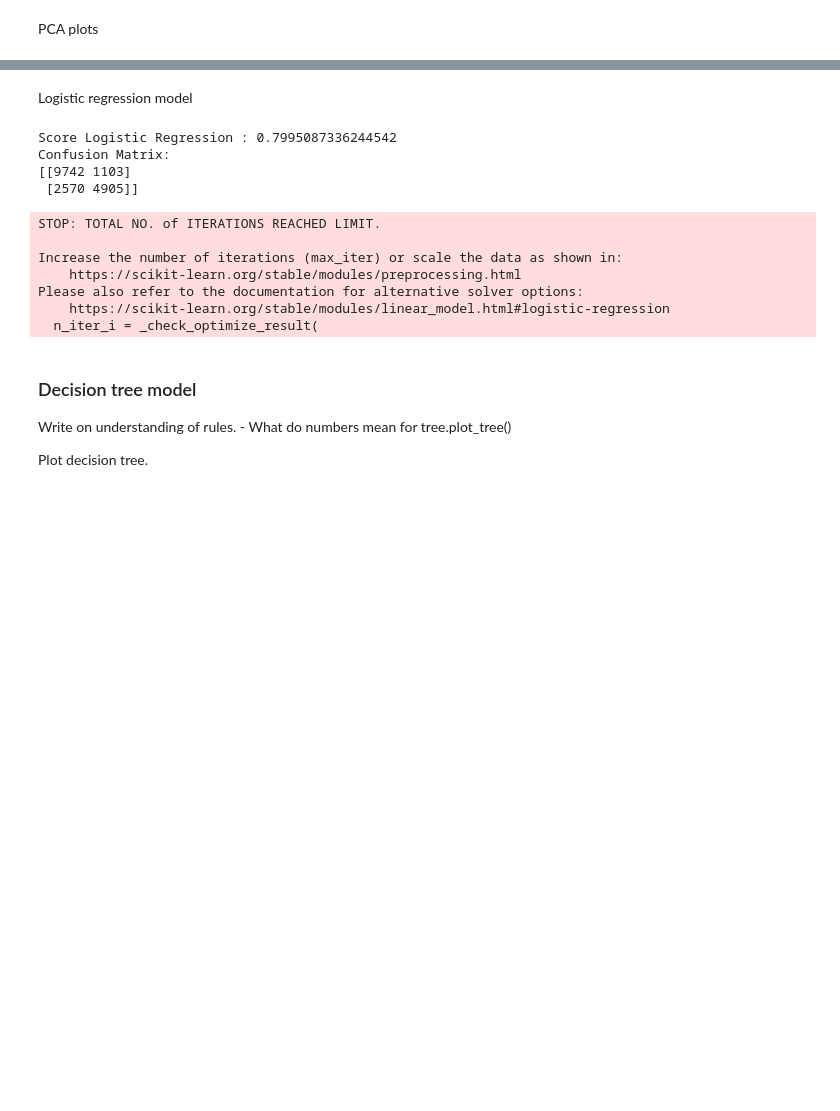
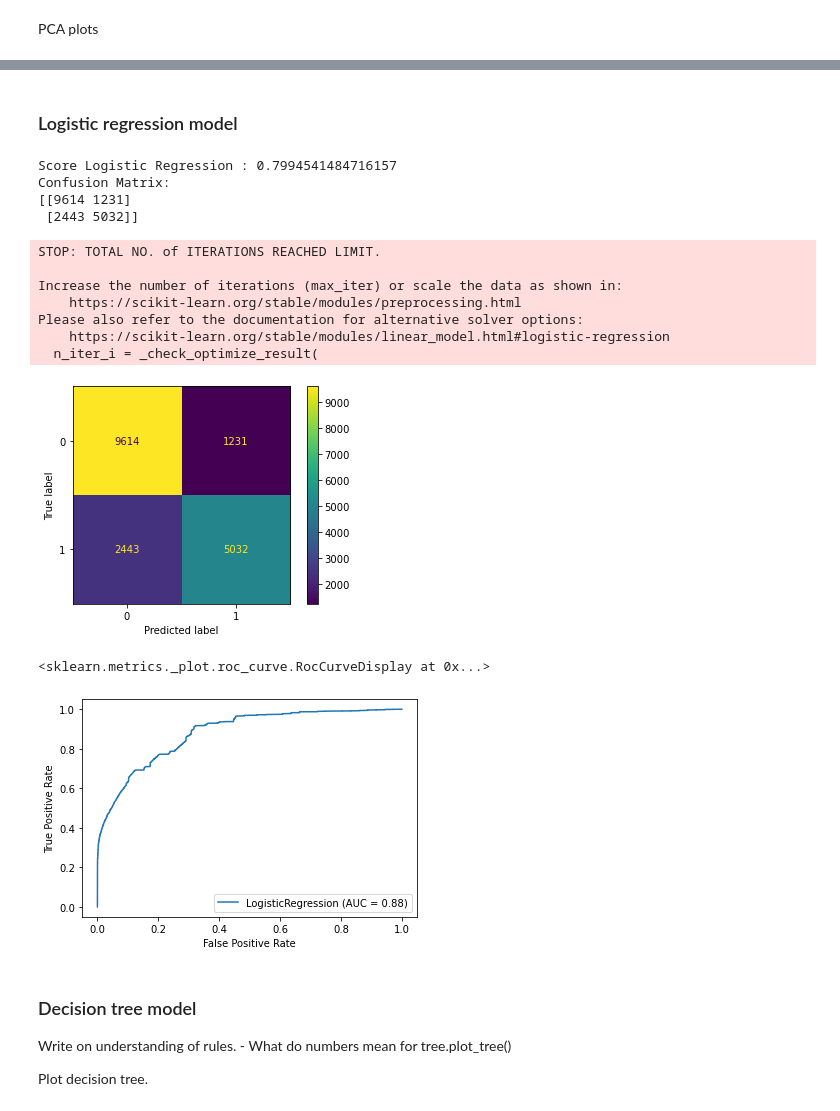
Before and after one commit to Aldair2202/Dissertation, a Jupyter notebook: Solution/Prototype1.ipynb, the cells around one changed output, grey strips where cells are left out. Drawn from its saved outputs; the diff is of its cells as text; code cells hidden in the pictures; blank space fills up the shorter version.

Commit message:
Updates solution prototype
Adds Bagging, removes punctuation, and adds confusion matrix plots.

```diff
--- a/Solution/Prototype1.ipynb
+++ b/Solution/Prototype1.ipynb
@@ -232,27 +232,34 @@ plt.scatter(X_embedded[:,0], X_embedded[:,1], c=y_short)
 # %% [markdown]
-Logistic regression model
+### Logistic regression model
 # %%
 lgs = LogisticRegression()
 lgs.fit(X_train, y_train)
 y_pred = lgs.predict(X_test)
 score_test = metrics.accuracy_score(y_test, y_pred)
 matrix = confusion_matrix(y_test, y_pred)
 
 print ("Score Logistic Regression :",score_test)
 print ("Confusion Matrix: ")
 print (matrix)
+plot_confusion_matrix(lgs, X_test, y_test)
+plt.show()
+
+metrics.plot_roc_curve(lgs, X_test, y_test)
 # %% [output]
-Score Logistic Regression : 0.7995087336244542
+Score Logistic Regression : 0.7994541484716157
 Confusion Matrix:
-[[9742 1103]
- [2570 4905]]
+[[9614 1231]
+ [2443 5032]]
 STOP: TOTAL NO. of ITERATIONS REACHED LIMIT.
 
 Increase the number of iterations (max_iter) or scale the data as shown in:
     https://scikit-learn.org/stable/modules/preprocessing.html
 Please also refer to the documentation for alternative solver options:
     https://scikit-learn.org/stable/modules/linear_model.html#logistic-regression
   n_iter_i = _check_optimize_result(
+[figure, added]
+<sklearn.metrics._plot.roc_curve.RocCurveDisplay at 0x...>
+[figure, added]
 # %% [markdown]
 ### Decision tree model
 Write on understanding of rules.
```
Also changed, not shown: parts of 22 cells of this notebook.
